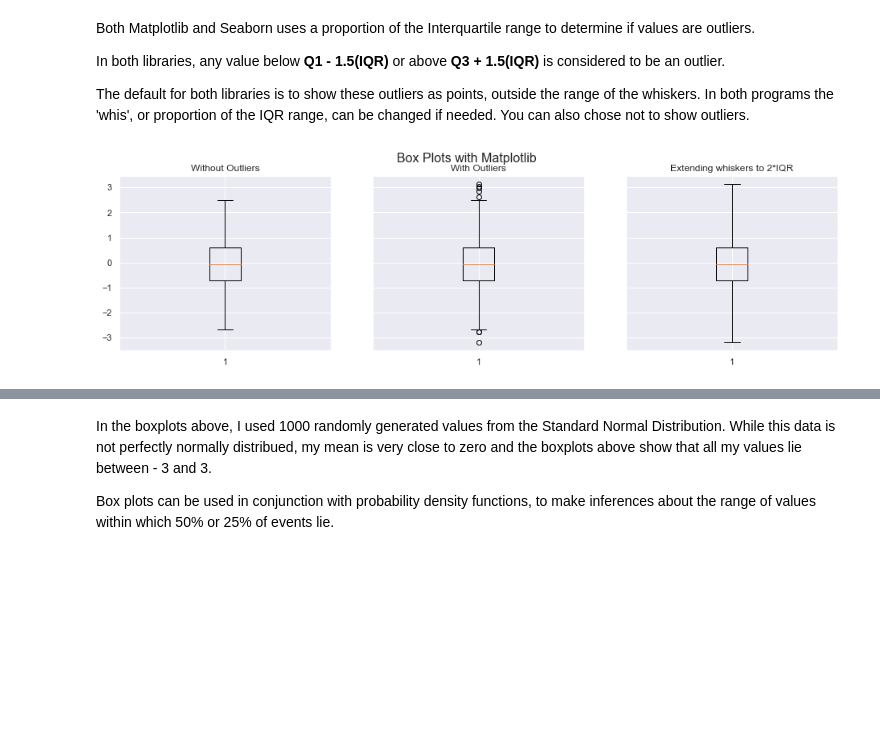
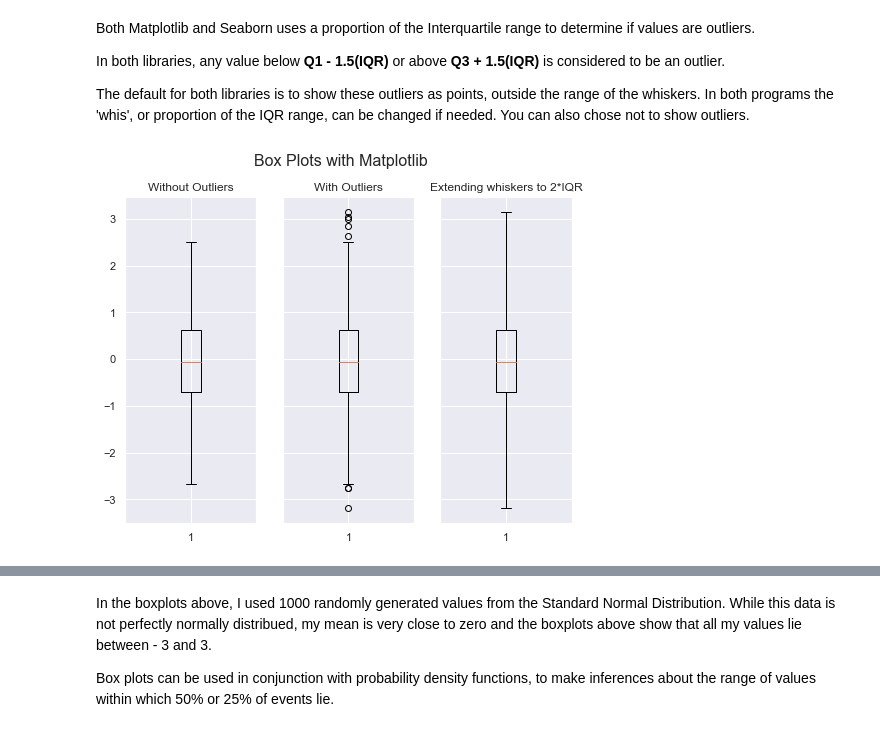
Before and after one commit to MarionMcG/fundamentals_data_analysis, a Jupyter notebook: boxplots.ipynb, the cells around one changed output, grey strips where cells are left out. Saved outputs shown, nothing was run; the diff lists cells and outputs as text; code cells hidden in the pictures; blank space fills up the shorter version.

Commit message:
Changing figsize of all figures so they're in the same ratio

```diff
--- a/boxplots.ipynb
+++ b/boxplots.ipynb
@@ -78,18 +78,18 @@ The default for both libraries is to show these outliers as points, outside the
 norm = np.random.standard_normal(1000)
 # %%
 #Plot figure, with one row and 3 cols
-f, (ax1, ax2, ax3) = plt.subplots(1, 3, sharey=True, figsize=(16,4))
+f, (ax1, ax2, ax3) = plt.subplots(1, 3, sharey=True, figsize=(8,6))
 f.suptitle('Box Plots with Matplotlib', fontsize = 16)
 #Subplot 1 - without outliers
 ax1.set_title('Without Outliers')
 ax1.boxplot(norm, showcaps = True, showfliers= False)
 #Suplot 2 - with outliers
 ax2.set_title('With Outliers')
 ax2.boxplot(norm, showcaps = True)
 #Subplot 3 - extend whis to 3, so there are technically no outliers
 ax3.set_title('Extending whiskers to 2*IQR')
 ax3.boxplot(norm, showcaps = True, whis=3);
 # %% [output]
-[figure, old version]
+[figure, new version]
 # %%
 #Plot figure, with one row and 3 cols
```
Also changed, not shown: parts of 3 cells of this notebook.
